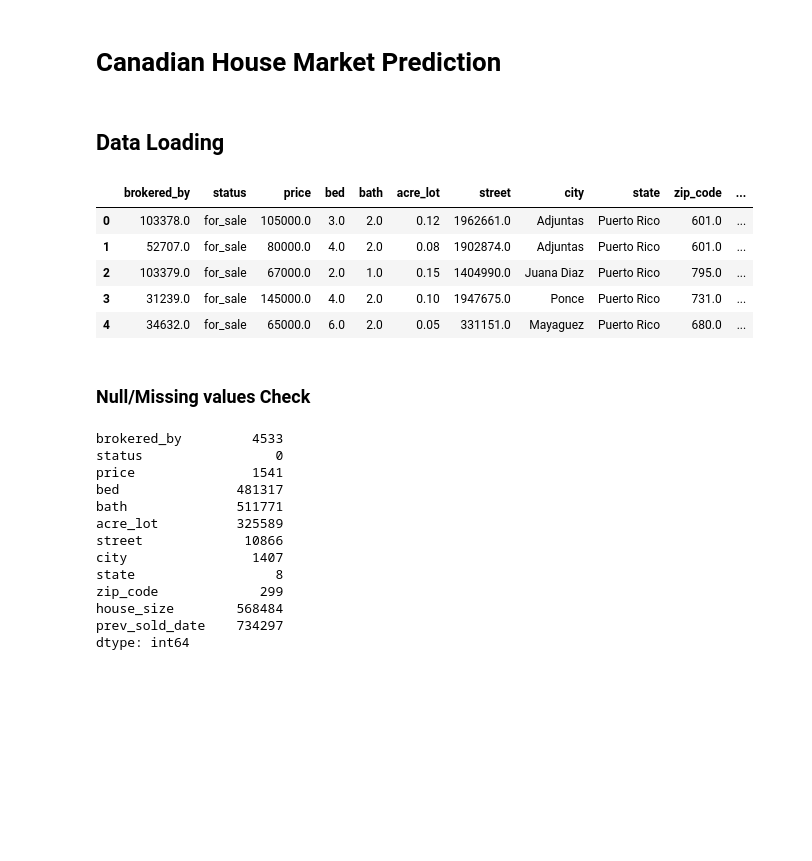
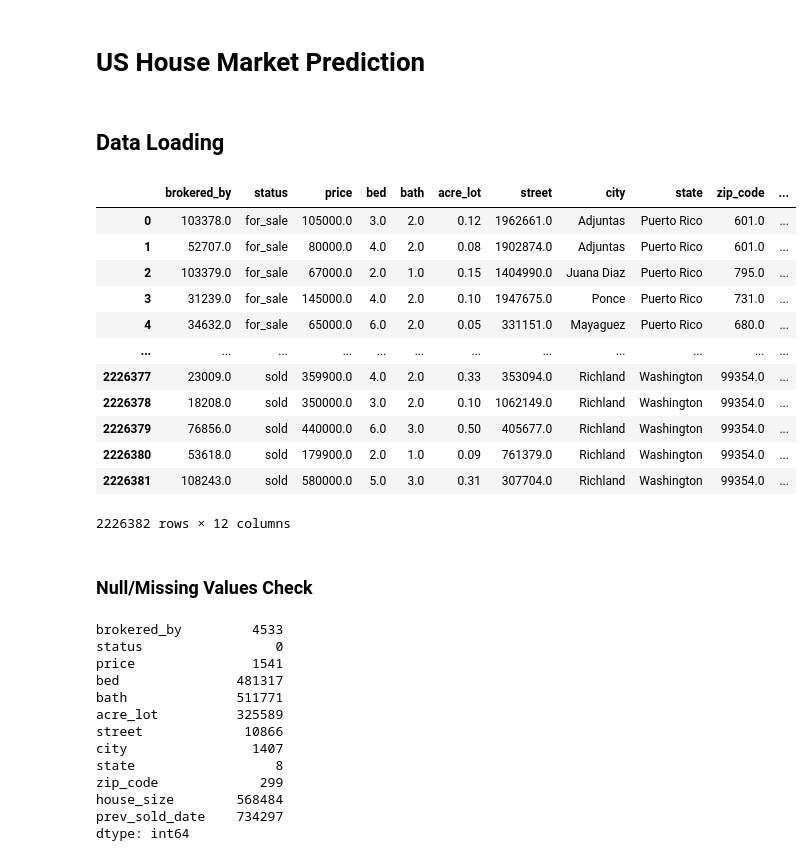
Before and after one commit to sandeepv6/house-prediction-tool, a Jupyter notebook: model/my_model.ipynb, the cells around one changed output. Cells and saved outputs as stored; diff of their text form; code cells hidden in the pictures; blank space fills up the shorter version.

```diff
--- a/model/my_model.ipynb
+++ b/model/my_model.ipynb
@@ -1,2 +1,2 @@
 # %% [markdown]
-# Canadian House Market Prediction
+# US House Market Prediction
@@ -3,34 +22,22 @@
 # %% [markdown]
 ## Data Loading
-# %%
-import pandas as pd
-import matplotlib
-import matplotlib.pyplot as plt
-import seaborn as sns
-import numpy as np
-import torch
-import torch.nn.functional as F
-from torch.utils.data import DataLoader, TensorDataset, random_split
-import pandas as pd
-import warnings
-warnings.filterwarnings('ignore')
-
-df = pd.read_csv('datasets/realtordataUS.csv', encoding='UTF-8')
-
-""" df['target'] = df['species'].replace({
-    'Iris-setosa': 0,
-    'Iris-versicolor': 1,
-    'Iris-virginica': 2
-}) """
-
-df.head()
-# %% [output]
-|  | brokered_by | status | price | bed | bath | acre_lot | street | city | state | zip_code | ... |
-| 0 | 103378.0 | for_sale | 105000.0 | 3.0 | 2.0 | 0.12 | 1962661.0 | Adjuntas | Puerto Rico | 601.0 | ... |
-| 1 | 52707.0 | for_sale | 80000.0 | 4.0 | 2.0 | 0.08 | 1902874.0 | Adjuntas | Puerto Rico | 601.0 | ... |
-| 2 | 103379.0 | for_sale | 67000.0 | 2.0 | 1.0 | 0.15 | 1404990.0 | Juana Diaz | Puerto Rico | 795.0 | ... |
-| 3 | 31239.0 | for_sale | 145000.0 | 4.0 | 2.0 | 0.10 | 1947675.0 | Ponce | Puerto Rico | 731.0 | ... |
-| 4 | 34632.0 | for_sale | 65000.0 | 6.0 | 2.0 | 0.05 | 331151.0 | Mayaguez | Puerto Rico | 680.0 | ... |
+# %%
+df = pd.read_csv('datasets/realtordataUS.csv', encoding='UTF-8')
+df
+# %% [output]
+|  | brokered_by | status | price | bed | bath | acre_lot | street | city | state | zip_code | ... |
+| 0 | 103378.0 | for_sale | 105000.0 | 3.0 | 2.0 | 0.12 | 1962661.0 | Adjuntas | Puerto Rico | 601.0 | ... |
+| 1 | 52707.0 | for_sale | 80000.0 | 4.0 | 2.0 | 0.08 | 1902874.0 | Adjuntas | Puerto Rico | 601.0 | ... |
+| 2 | 103379.0 | for_sale | 67000.0 | 2.0 | 1.0 | 0.15 | 1404990.0 | Juana Diaz | Puerto Rico | 795.0 | ... |
+| 3 | 31239.0 | for_sale | 145000.0 | 4.0 | 2.0 | 0.10 | 1947675.0 | Ponce | Puerto Rico | 731.0 | ... |
+| 4 | 34632.0 | for_sale | 65000.0 | 6.0 | 2.0 | 0.05 | 331151.0 | Mayaguez | Puerto Rico | 680.0 | ... |
+| ... | ... | ... | ... | ... | ... | ... | ... | ... | ... | ... | ... |
+| 2226377 | 23009.0 | sold | 359900.0 | 4.0 | 2.0 | 0.33 | 353094.0 | Richland | Washington | 99354.0 | ... |
+| 2226378 | 18208.0 | sold | 350000.0 | 3.0 | 2.0 | 0.10 | 1062149.0 | Richland | Washington | 99354.0 | ... |
+| 2226379 | 76856.0 | sold | 440000.0 | 6.0 | 3.0 | 0.50 | 405677.0 | Richland | Washington | 99354.0 | ... |
+| 2226380 | 53618.0 | sold | 179900.0 | 2.0 | 1.0 | 0.09 | 761379.0 | Richland | Washington | 99354.0 | ... |
+| 2226381 | 108243.0 | sold | 580000.0 | 5.0 | 3.0 | 0.31 | 307704.0 | Richland | Washington | 99354.0 | ... |
+2226382 rows × 12 columns
 # %% [markdown]
-### Null/Missing values Check
+### Null/Missing Values Check
 # %%
```
Also changed, not shown: parts of 52 cells of this notebook, 3 other files.
